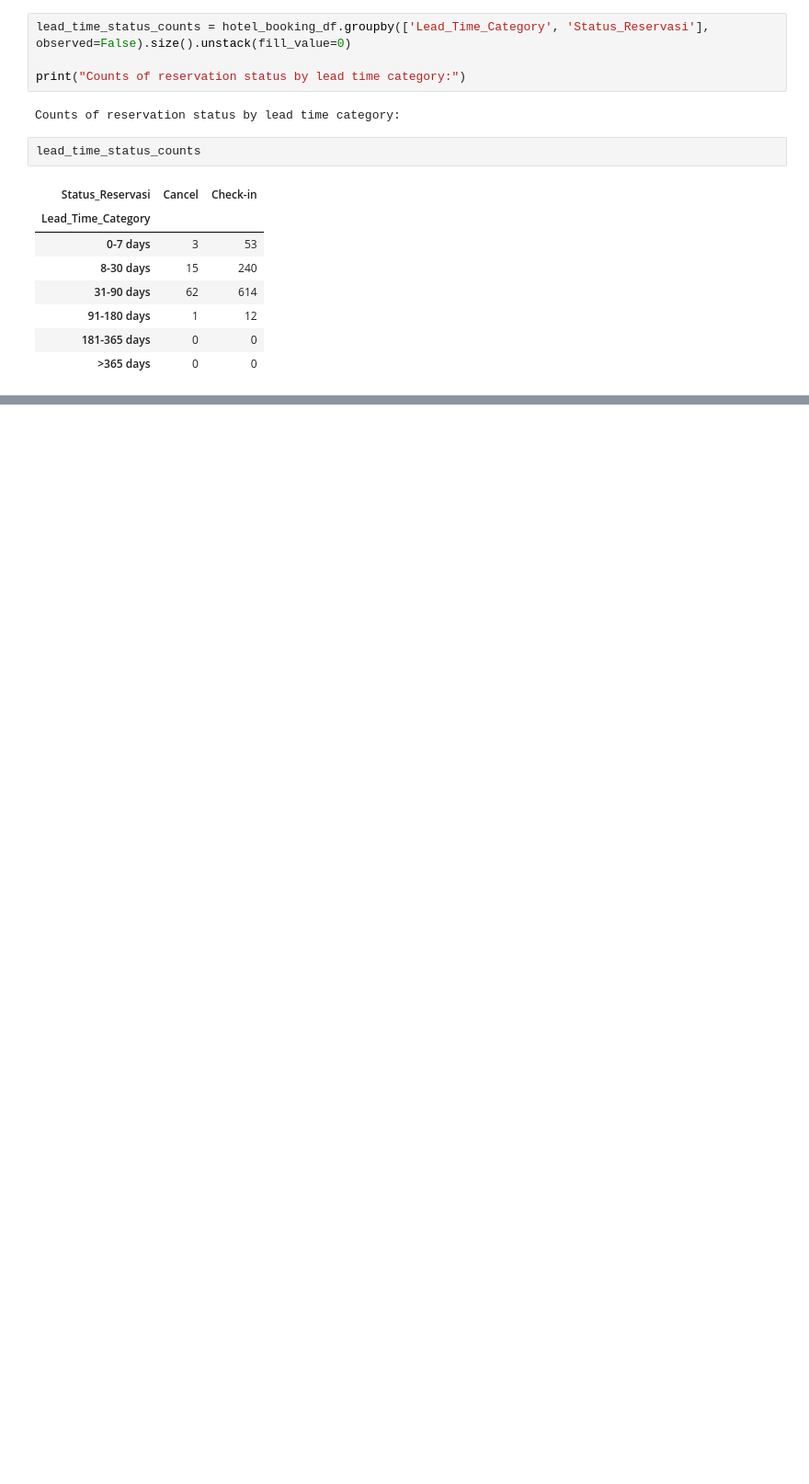
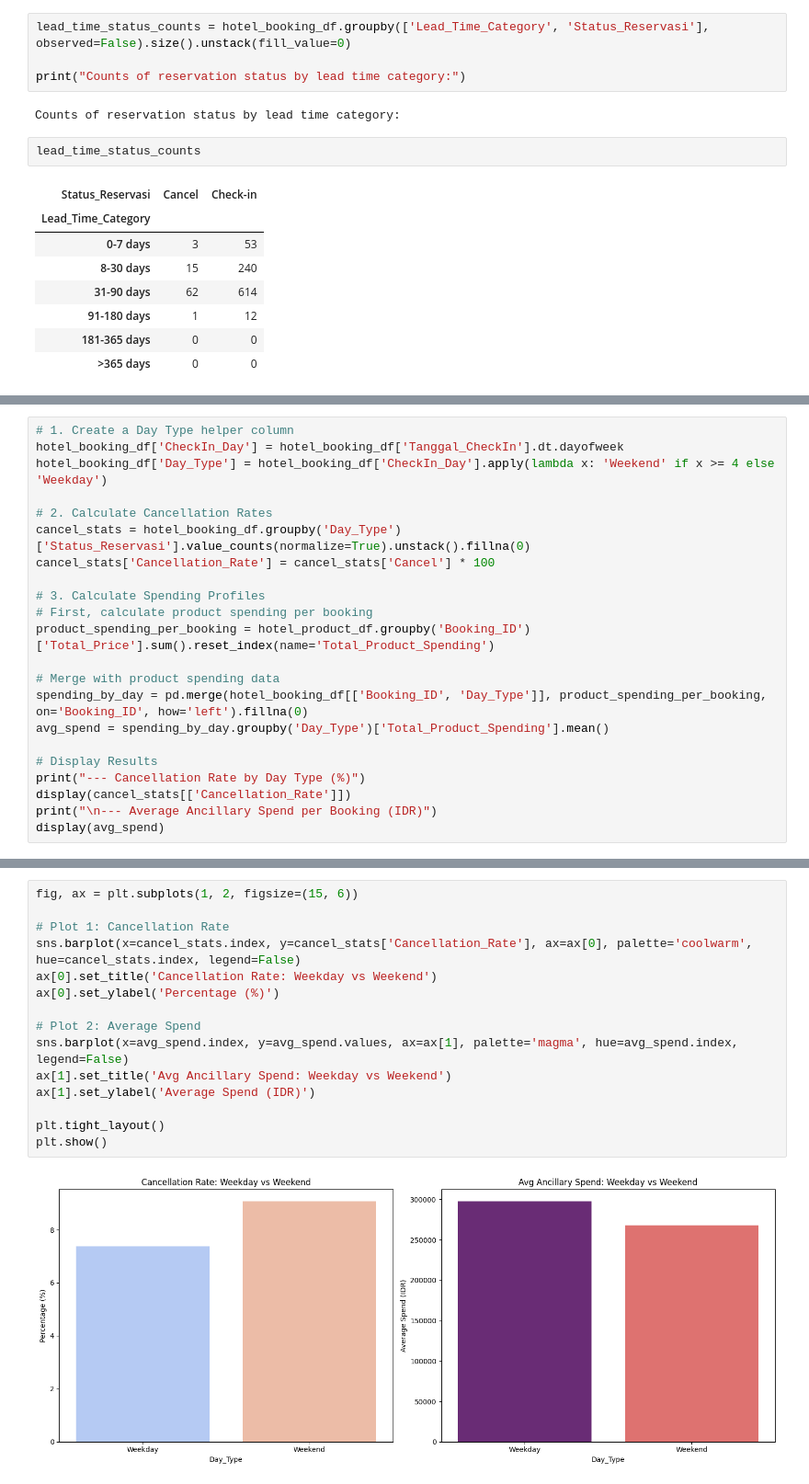
Before and after one commit to IanNarsa/hospitality-business-intelligence-analytics, a Jupyter notebook: notebook/hospitality_bi_analysis.ipynb, the cells around one changed output, grey strips where cells are left out. Shown at 92% size. Drawn from its saved outputs; the diff is of its cells as text; blank space fills up the shorter version.

```diff
--- a/notebook/hospitality_bi_analysis.ipynb
+++ b/notebook/hospitality_bi_analysis.ipynb
@@ -1122,0 +686,22 @@ The previous code generated a `FutureWarning` from seaborn about the `palette` a
+# %%
+# 1. Create a Day Type helper column
+hotel_booking_df['CheckIn_Day'] = hotel_booking_df['Tanggal_CheckIn'].dt.dayofweek
+hotel_booking_df['Day_Type'] = hotel_booking_df['CheckIn_Day'].apply(lambda x: 'Weekend' if x >= 4 else 'Weekday')
+
+# 2. Calculate Cancellation Rates
+cancel_stats = hotel_booking_df.groupby('Day_Type')['Status_Reservasi'].value_counts(normalize=True).unstack().fillna(0)
+cancel_stats['Cancellation_Rate'] = cancel_stats['Cancel'] * 100
+
+# 3. Calculate Spending Profiles
+# First, calculate product spending per booking
+product_spending_per_booking = hotel_product_df.groupby('Booking_ID')['Total_Price'].sum().reset_index(name='Total_Product_Spending')
+
+# Merge with product spending data
+spending_by_day = pd.merge(hotel_booking_df[['Booking_ID', 'Day_Type']], product_spending_per_booking, on='Booking_ID', how='left').fillna(0)
+avg_spend = spending_by_day.groupby('Day_Type')['Total_Product_Spending'].mean()
+
+# Display Results
+print("--- Cancellation Rate by Day Type (%)")
+display(cancel_stats[['Cancellation_Rate']])
+print("\n--- Average Ancillary Spend per Booking (IDR)")
+display(avg_spend)
@@ -1122,0 +720,17 @@ The previous code generated a `FutureWarning` from seaborn about the `palette` a
+# %%
+fig, ax = plt.subplots(1, 2, figsize=(15, 6))
+
+# Plot 1: Cancellation Rate
+sns.barplot(x=cancel_stats.index, y=cancel_stats['Cancellation_Rate'], ax=ax[0], palette='coolwarm', hue=cancel_stats.index, legend=False)
+ax[0].set_title('Cancellation Rate: Weekday vs Weekend')
+ax[0].set_ylabel('Percentage (%)')
+
+# Plot 2: Average Spend
+sns.barplot(x=avg_spend.index, y=avg_spend.values, ax=ax[1], palette='magma', hue=avg_spend.index, legend=False)
+ax[1].set_title('Avg Ancillary Spend: Weekday vs Weekend')
+ax[1].set_ylabel('Average Spend (IDR)')
+
+plt.tight_layout()
+plt.show()
+# %% [output]
+[figure, added]
```
Also changed, not shown: parts of 176 cells of this notebook.
